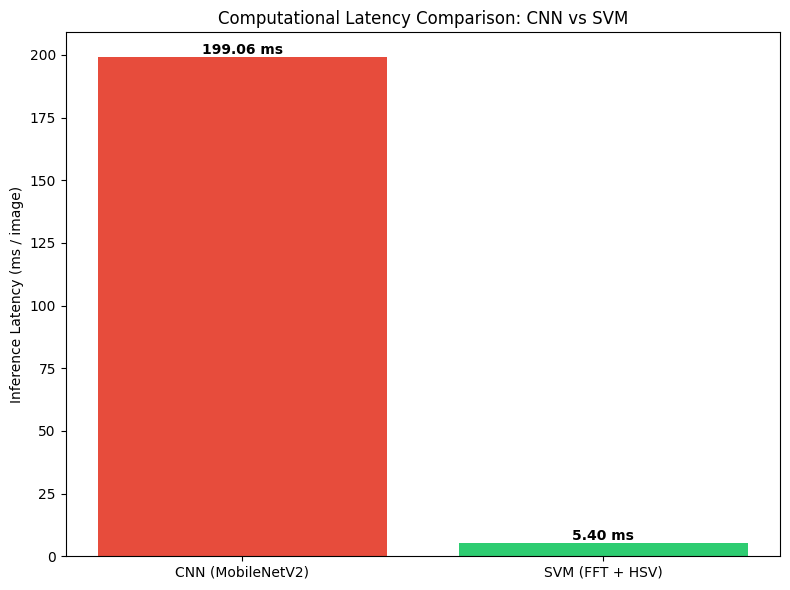
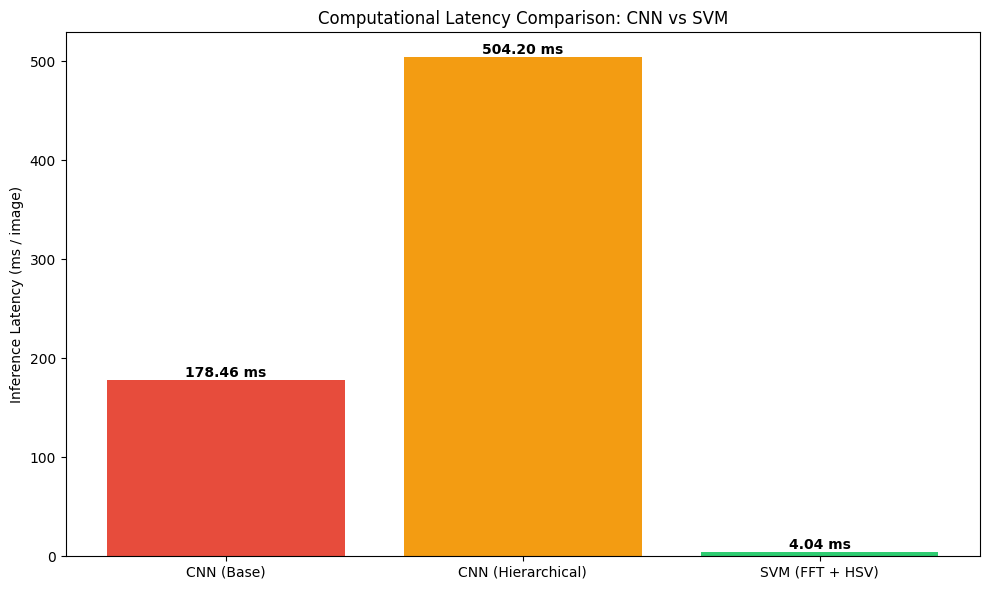
Code edit (unified diff) that turned the first committed figure into the second:
--- before
+++ after
@@ -1,8 +1,8 @@
-if cnn_times and svm_times:
-    labels = ['CNN (MobileNetV2)', 'SVM (FFT + HSV)']
-    times = [cnn_avg_time, svm_avg_time]
+if cnn_times and svm_times and hier_cnn_times:
+    labels = ['CNN (Base)', 'CNN (Hierarchical)', 'SVM (FFT + HSV)']
+    times = [cnn_avg_time, hier_cnn_avg_time, svm_avg_time]
     
-    fig, ax = plt.subplots(figsize=(8, 6))
-    bars = ax.bar(labels, times, color=['#e74c3c', '#2ecc71'])
+    fig, ax = plt.subplots(figsize=(10, 6))
+    bars = ax.bar(labels, times, color=['#e74c3c', '#f39c12', '#2ecc71'])
     
     ax.set_ylabel('Inference Latency (ms / image)')
@@ -18,4 +18,5 @@
     plt.show()
     
-    speedup = cnn_avg_time / svm_avg_time
-    print(f"CONCLUSION: The SVM pipeline is {speedup:.2f}x faster than the CNN.")
+    speedup_base = cnn_avg_time / svm_avg_time
+    speedup_hier = hier_cnn_avg_time / svm_avg_time
+    print(f"CONCLUSION: The SVM pipeline is {speedup_base:.2f}x faster than the Base CNN and {speedup_hier:.2f}x faster than the Hierarchical CNN.")

Commit: Enhance pipeline with Hierarchical CNN for species and disease classification